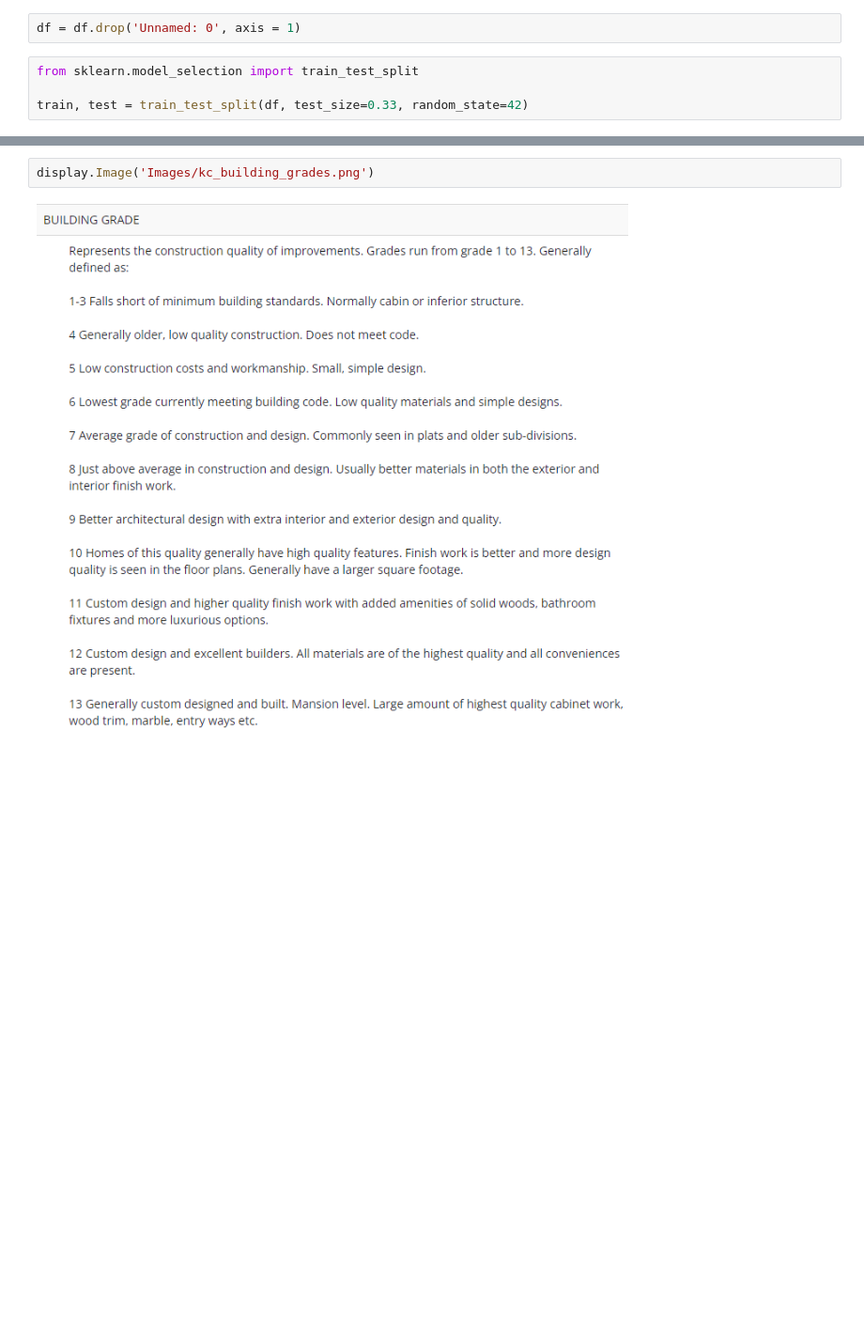
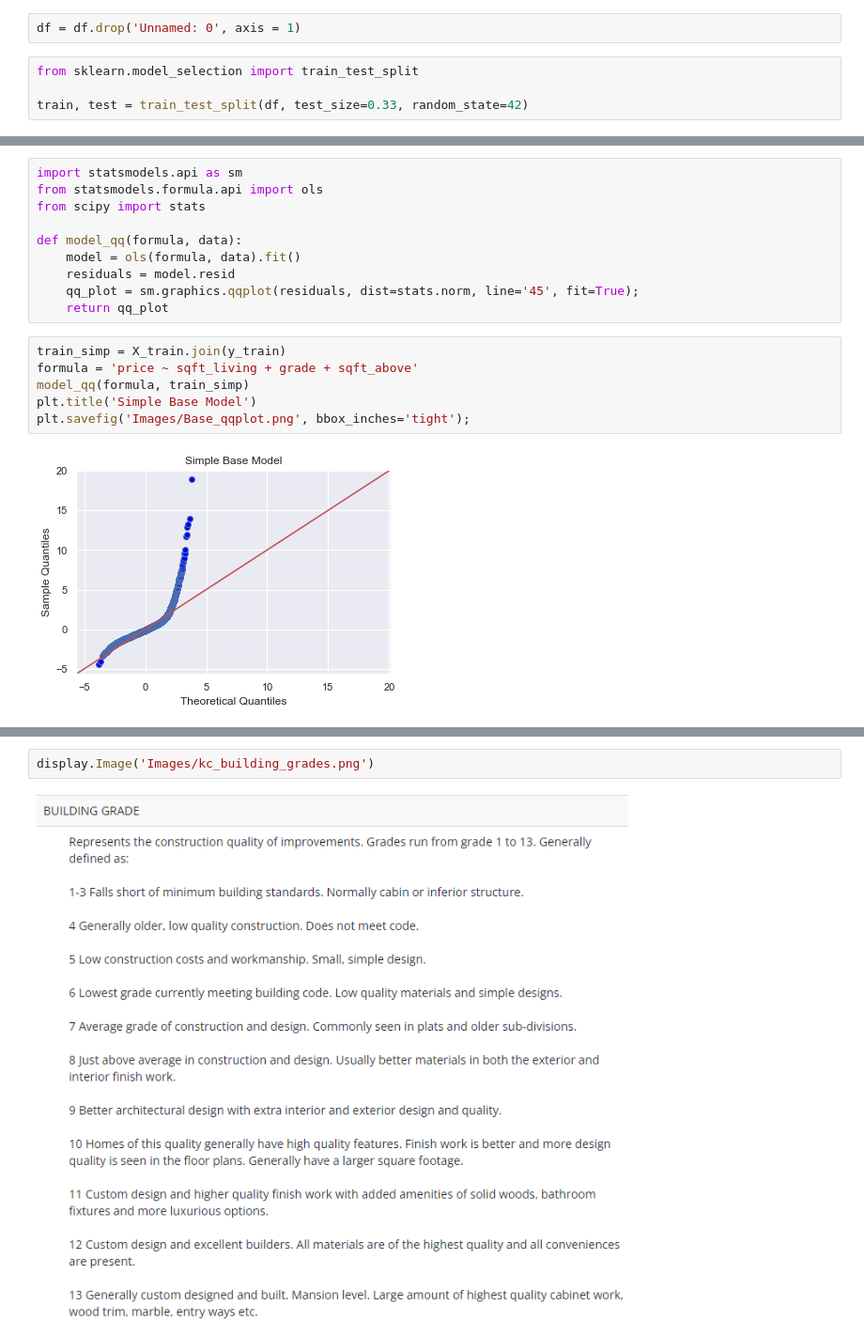
Before and after one commit to MossyJossy/Phase-2-Project, a Jupyter notebook: Data Exploration/Exploration.ipynb, the cells around one changed output, grey strips where cells are left out. Shown at 94% size. Cells and saved outputs as stored; diff of their text form; blank space fills up the shorter version.

```diff
--- a/Data Exploration/Exploration.ipynb
+++ b/Data Exploration/Exploration.ipynb
@@ -86,3 +117,21 @@ display.Image('Images/Price_corr.png')
+# %%
+import statsmodels.api as sm
+from statsmodels.formula.api import ols
+from scipy import stats
+
+def model_qq(formula, data):
+    model = ols(formula, data).fit()
+    residuals = model.resid
+    qq_plot = sm.graphics.qqplot(residuals, dist=stats.norm, line='45', fit=True);
+    return qq_plot
+# %%
+train_simp = X_train.join(y_train)
+formula = 'price ~ sqft_living + grade + sqft_above'
+model_qq(formula, train_simp)
+plt.title('Simple Base Model')
+plt.savefig('Images/Base_qqplot.png', bbox_inches='tight');
+# %% [output]
+[figure, added]
 # %%
 import matplotlib.ticker as ticker
 fig, ax = plt.subplots()
```
Also changed, not shown: parts of 88 cells of this notebook, 16 other files.
